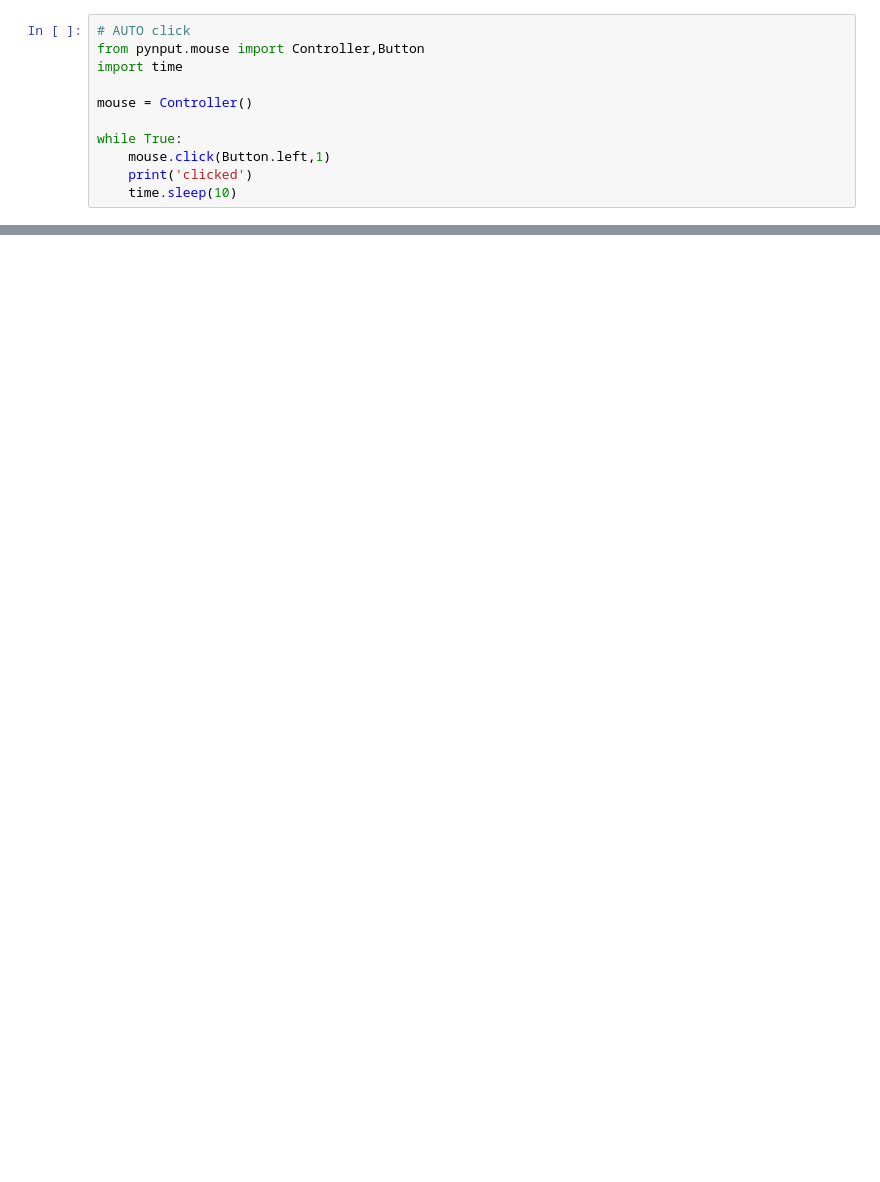
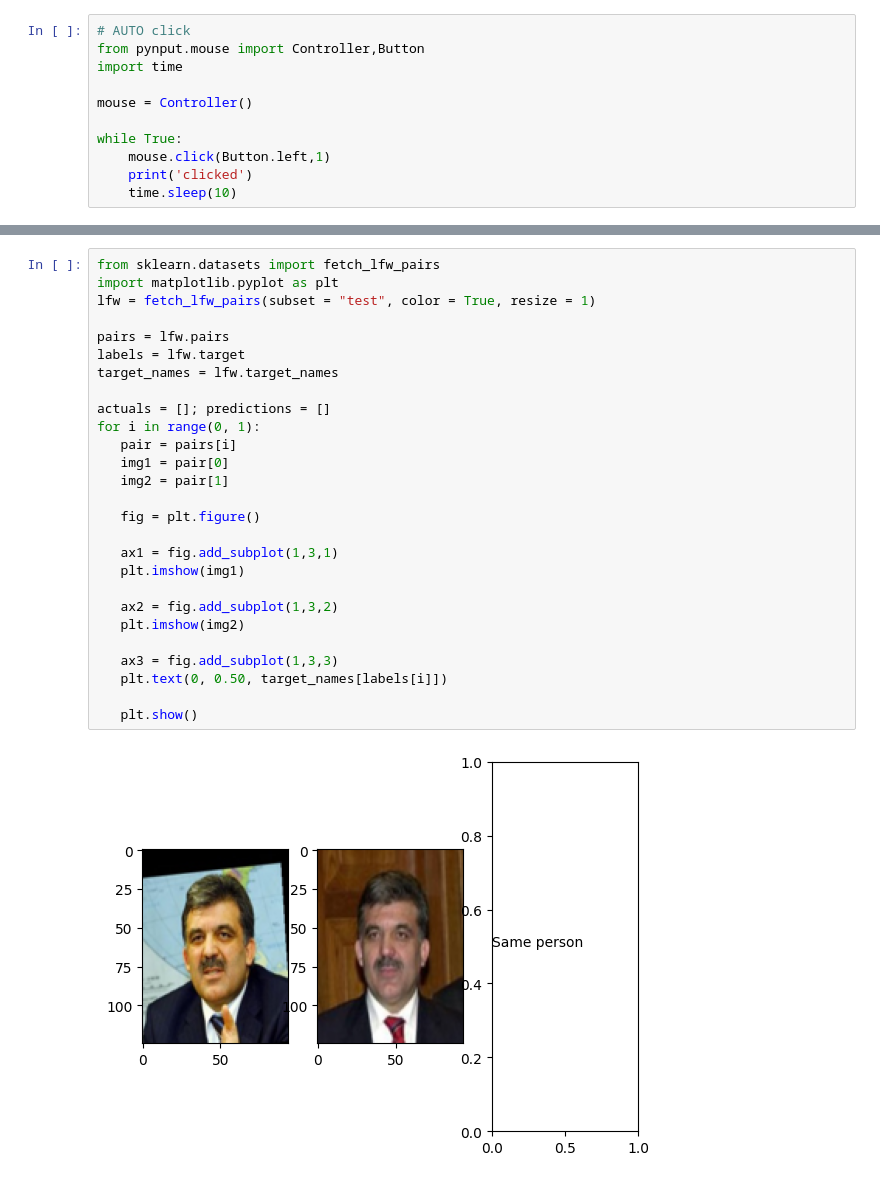
Before and after one commit to lam1101999/face_recognize, a Jupyter notebook: Demo.ipynb, the cells around one changed output, grey strips where cells are left out. Saved outputs shown, nothing was run; the diff lists cells and outputs as text; blank space fills up the shorter version.

```diff
--- a/Demo.ipynb
+++ b/Demo.ipynb
@@ -195,0 +12,29 @@ Dimensions must be equal, but are 512 and 10 for '{{node arc_face_9/matmul}} = M
+# %%
+from sklearn.datasets import fetch_lfw_pairs
+import matplotlib.pyplot as plt
+lfw = fetch_lfw_pairs(subset = "test", color = True, resize = 1)
+
+pairs = lfw.pairs
+labels = lfw.target
+target_names = lfw.target_names
+
+actuals = []; predictions = []
+for i in range(0, 1):
+   pair = pairs[i]
+   img1 = pair[0]
+   img2 = pair[1]
+
+   fig = plt.figure()
+
+   ax1 = fig.add_subplot(1,3,1)
+   plt.imshow(img1)
+
+   ax2 = fig.add_subplot(1,3,2)
+   plt.imshow(img2)
+
+   ax3 = fig.add_subplot(1,3,3)
+   plt.text(0, 0.50, target_names[labels[i]])
+
+   plt.show()
+# %% [output]
+[figure, added]
```
Also changed, not shown: parts of 9 cells of this notebook, 23 other files.
